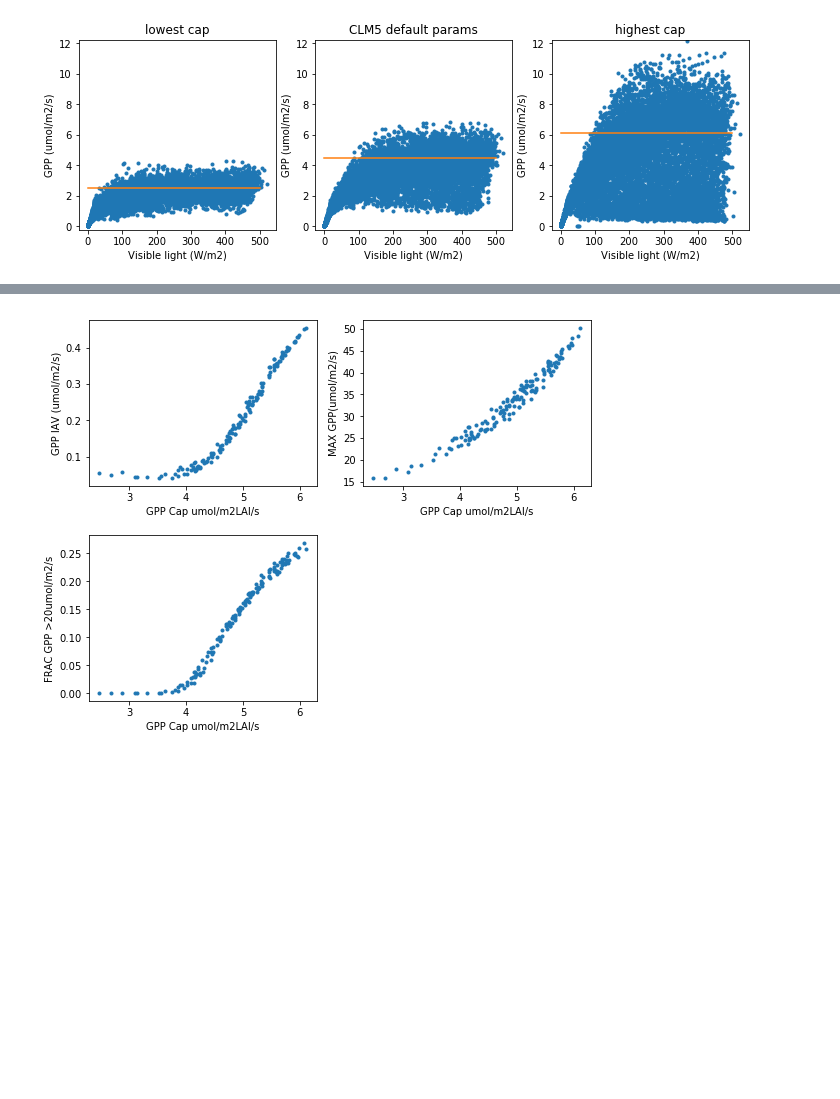
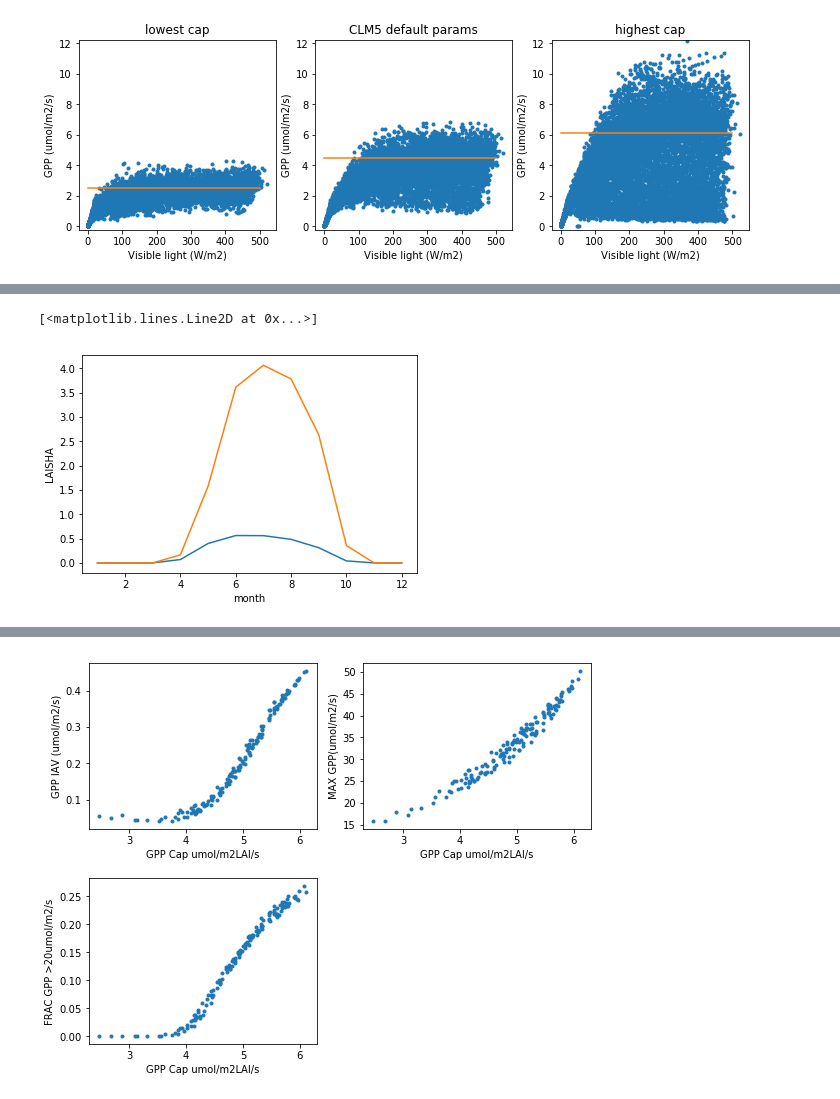
Before and after one commit to djk2120/UMB_cap, a Jupyter notebook: pyth/umb.ipynb, the cells around one changed output, grey strips where cells are left out. Cells and saved outputs as stored; diff of their text form; code cells hidden in the pictures; blank space fills up the shorter version.

```diff
--- a/pyth/umb.ipynb
+++ b/pyth/umb.ipynb
@@ -284,0 +306,6 @@ plt.plot(x[ix],da['Jmx25Z'[ix],'.')
+# %%
+da['LAISUN'].groupby('time.month').mean(dim=xr.ALL_DIMS).plot()
+da['LAISHA'].groupby('time.month').mean(dim=xr.ALL_DIMS).plot()
+# %% [output]
+[<matplotlib.lines.Line2D at 0x...>]
+[figure, added]
```
Also changed, not shown: parts of 18 cells of this notebook, 1 other file.
